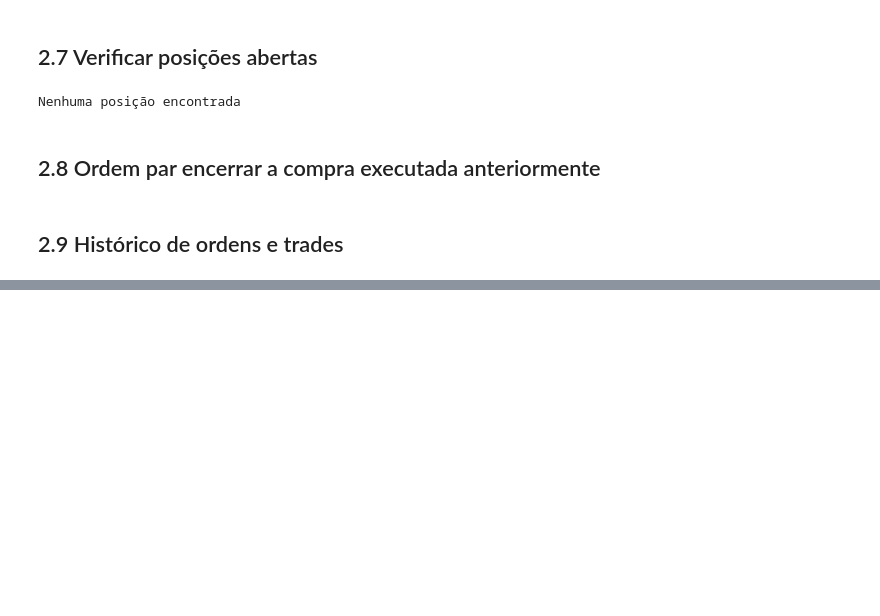
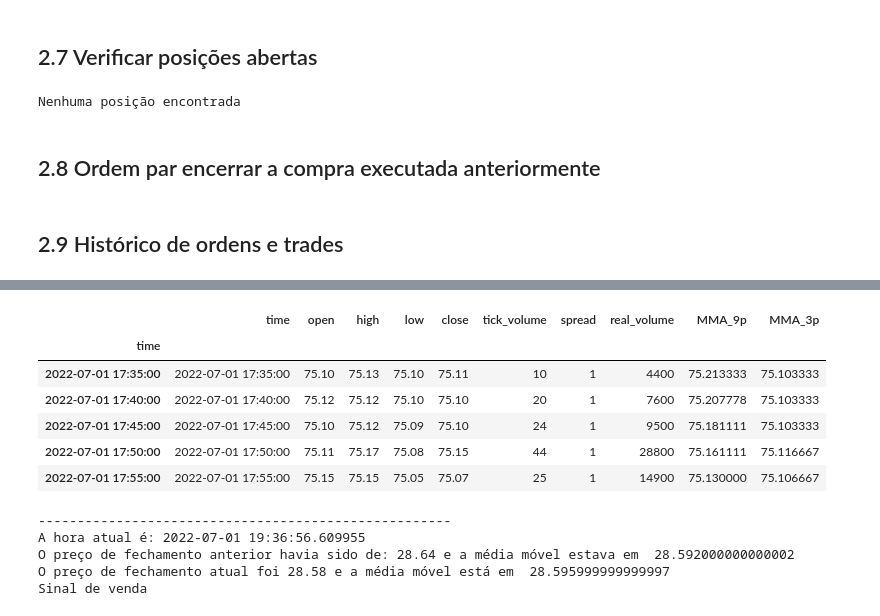
Before and after one commit to mbaltar/TrilhaDadosModal, a Jupyter notebook: Python_para_Traders/modulo-3.ipynb, the cells around one changed output, grey strips where cells are left out. Drawn from its saved outputs; the diff is of its cells as text; code cells hidden in the pictures; blank space fills up the shorter version.

```diff
--- a/Python_para_Traders/modulo-3.ipynb
+++ b/Python_para_Traders/modulo-3.ipynb
@@ -437,0 +478,17 @@ df['time'] = pd.to_datetime(df['time'], unit='s')
+# %%
+# Calcular as médias móveis
+MM_periodo_l = 9
+MM_periodo_c = 3
+MMA = cotacoes_df['close'].rolling(MM_periodo_l).mean()
+MMA_c = cotacoes_df['close'].rolling(MM_periodo_c).mean()
+cotacoes_df['MMA_9p'] = MMA
+cotacoes_df['MMA_3p'] = MMA_c
+cotacoes_df.tail()
+# %% [output]
+|  | time | open | high | low | close | tick_volume | spread | real_volume | MMA_9p | MMA_3p |
+| time |  |  |  |  |  |  |  |  |  |  |
+| 2022-07-01 17:35:00 | 2022-07-01 17:35:00 | 75.10 | 75.13 | 75.10 | 75.11 | 10 | 1 | 4400 | 75.213333 | 75.103333 |
+| 2022-07-01 17:40:00 | 2022-07-01 17:40:00 | 75.12 | 75.12 | 75.10 | 75.10 | 20 | 1 | 7600 | 75.207778 | 75.103333 |
+| 2022-07-01 17:45:00 | 2022-07-01 17:45:00 | 75.10 | 75.12 | 75.09 | 75.10 | 24 | 1 | 9500 | 75.181111 | 75.103333 |
+| 2022-07-01 17:50:00 | 2022-07-01 17:50:00 | 75.11 | 75.17 | 75.08 | 75.15 | 44 | 1 | 28800 | 75.161111 | 75.116667 |
+| 2022-07-01 17:55:00 | 2022-07-01 17:55:00 | 75.15 | 75.15 | 75.05 | 75.07 | 25 | 1 | 14900 | 75.130000 | 75.106667 |
@@ -437,0 +503,39 @@ df['time'] = pd.to_datetime(df['time'], unit='s')
+# %%
+contador_sinais = 0
+posicao  = 0
+while (contador_sinais < 10) and (posicao == 0):
+    contador_sinais += 1
+    print('-----------------------------------------------------')
+    print('A hora atual é:', datetime.today())
+
+    symbol = 'PETR4'
+    cotacoes_ativo = mt5.copy_rates_range(symbol, mt5.TIMEFRAME_M5, data_inicio, datetime.today())
+    cotacoes_df = pd.DataFrame(cotacoes_ativo)
+    cotacoes_df['time'] = pd.to_datetime(cotacoes_df['time'], unit='s')
+    cotacoes_df.index = cotacoes_df['time']
+
+    # Calcular as médias móveis
+    MM_periodo_l = 5
+    MMA = cotacoes_df['close'].rolling(MM_periodo_l).mean()
+    cotacoes_df['MMA'] = MMA
+
+    print('O preço de fechamento anterior havia sido de:', cotacoes_df.iloc[-2]['close'], 'e a média móvel estava em ', cotacoes_df.iloc[-2]['MMA'])
+    print('O preço de fechamento atual foi', cotacoes_df.iloc[-1]['close'], 'e a média móvel está em ', cotacoes_df.iloc[-1]['MMA'])
+
+    if (cotacoes_df.close[-1] > cotacoes_df.MMA[-1] and (cotacoes_df.close[-2] < cotacoes_df.MMA[-2])):
+        print('Sinal de compra')
+        posicao = 1
+        time.sleep(5)
+    elif (cotacoes_df.close[-1] < cotacoes_df.MMA[-1] and (cotacoes_df.close[-2] > cotacoes_df.MMA[-2])):
+        print('Sinal de venda')
+        posicao = -1
+        time.sleep(5)
+    else:
+        print('Nenhum sinal')
+        time.sleep(5)
+# %% [output]
+-----------------------------------------------------
+A hora atual é: 2022-07-01 19:36:56.609955
+O preço de fechamento anterior havia sido de: 28.64 e a média móvel estava em  28.592000000000002
+O preço de fechamento atual foi 28.58 e a média móvel está em  28.595999999999997
+Sinal de venda
```
Also changed, not shown: parts of 12 cells of this notebook.
